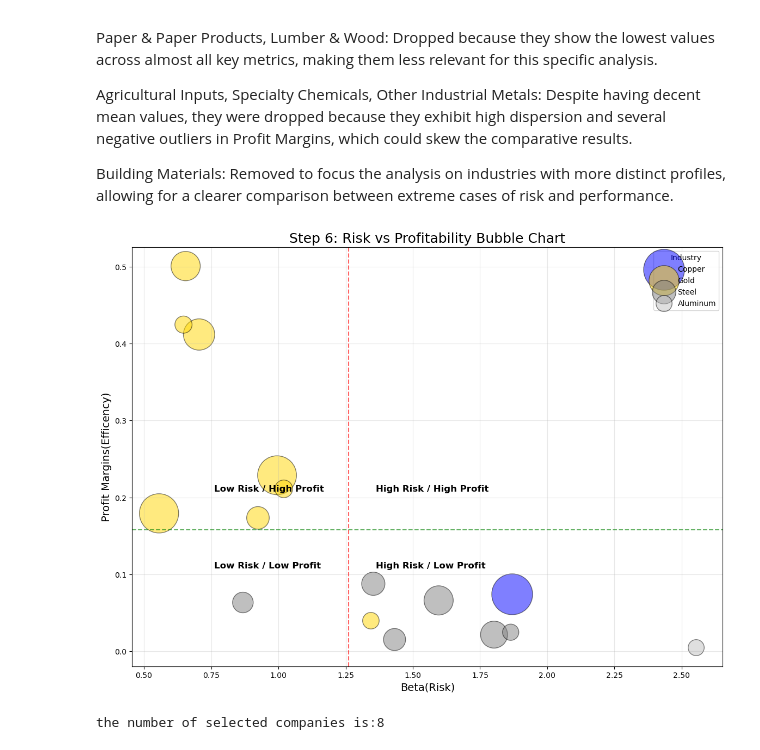
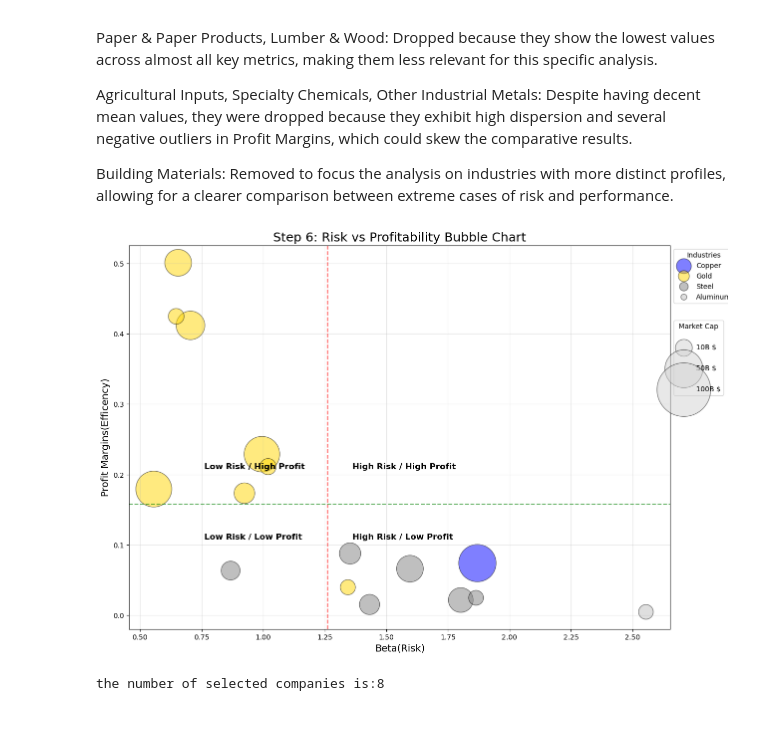
Before and after one commit to luc-nic/Luca-Nicolosi, a Jupyter notebook: Homework_1.ipynb, the cells around one changed output. Saved outputs shown, nothing was run; the diff lists cells and outputs as text; code cells hidden in the pictures; blank space fills up the shorter version.

```diff
--- a/Homework_1.ipynb
+++ b/Homework_1.ipynb
@@ -162,35 +162,54 @@ Agricultural Inputs, Specialty Chemicals, Other Industrial Metals: Despite havin
 Building Materials: Removed to focus the analysis on industries with more distinct profiles, allowing for a clearer comparison between extreme cases of risk and performance.
 # %%
 #STEP 6
+
+# Encoding Choices:
+# 1. X-axis: Beta -> Measures systematic risk/volatility relative to the market.
+# 2. Y-axis: Profit Margins -> Measures operational efficiency and profitability.
+# 3. Size: Market Cap (Billions) -> Represents the total financial size/weight of the company.
+# 4. Color: Industry -> Helps identify sectoral clusters and trends.
 
 plt.figure(figsize=(14,10))
 
 colors = {'Copper': 'blue', 'Gold': 'gold', 'Steel': 'grey', 'Aluminum': 'silver'}
 
 for ind in selected_industries:
     subset = df_industries[df_industries['industry'] == ind]
     plt.scatter(subset['beta'], subset['profit_margins'], s= subset['market_cap_b']* 50, alpha=0.5, label=ind, color = colors[ind], edgecolors='black')
 
 mean_beta= df_industries['beta'].mean()
 mean_margin = df_industries['profit_margins'].mean()
 
 plt.axvline(mean_beta, color = 'red', linestyle = '--', alpha = 0.6)
 plt.axhline(mean_margin, color = 'green', linestyle = '--', alpha = 0.6)
 
 plt.text(mean_beta + 0.1, mean_margin + 0.05, 'High Risk / High Profit', fontsize = 12, fontweight = 'bold')
 plt.text(mean_beta - 0.5, mean_margin + 0.05, 'Low Risk / High Profit ', fontsize = 12 ,fontweight = 'bold' )
 plt.text(mean_beta - 0.5, mean_margin - 0.05, 'Low Risk / Low Profit', fontsize = 12, fontweight = 'bold')
 plt.text(mean_beta + 0.1, mean_margin - 0.05, 'High Risk / Low Profit', fontsize = 12, fontweight = 'bold')
 
 plt.title('Step 6: Risk vs Profitability Bubble Chart', fontsize = 18)
 plt.xlabel('Beta(Risk)', fontsize = 14)
 plt.ylabel('Profit Margins(Efficency)', fontsize = 14)
-plt.legend(title = 'Industry')
+leg1 = plt.legend(title="Industries", loc='upper left', bbox_to_anchor=(1, 1),
+                  markerscale=0.4, fontsize=10)
+
+
+s1 = plt.scatter([], [], s=10*60, color='lightgray', edgecolors='black', alpha=0.5)
+s2 = plt.scatter([], [], s=50*60, color='lightgray', edgecolors='black', alpha=0.5)
+s3 = plt.scatter([], [], s=100*60, color='lightgray', edgecolors='black', alpha=0.5)
+
+
+plt.legend([s1, s2, s3], ['10B $', '50B $', '100B $'], title="Market Cap",
+           loc='lower left', bbox_to_anchor=(1, 0.6), fontsize=10, labelspacing=2)
+
+
+plt.gca().add_artist(leg1)
 plt.grid(True, alpha = 0.3)
 
 plt.show()
 # %% [output]
-[figure, old version]
+[figure, new version]
 # %%
 # STEP 7
 
```
Also changed, not shown: parts of 1 cell of this notebook.
